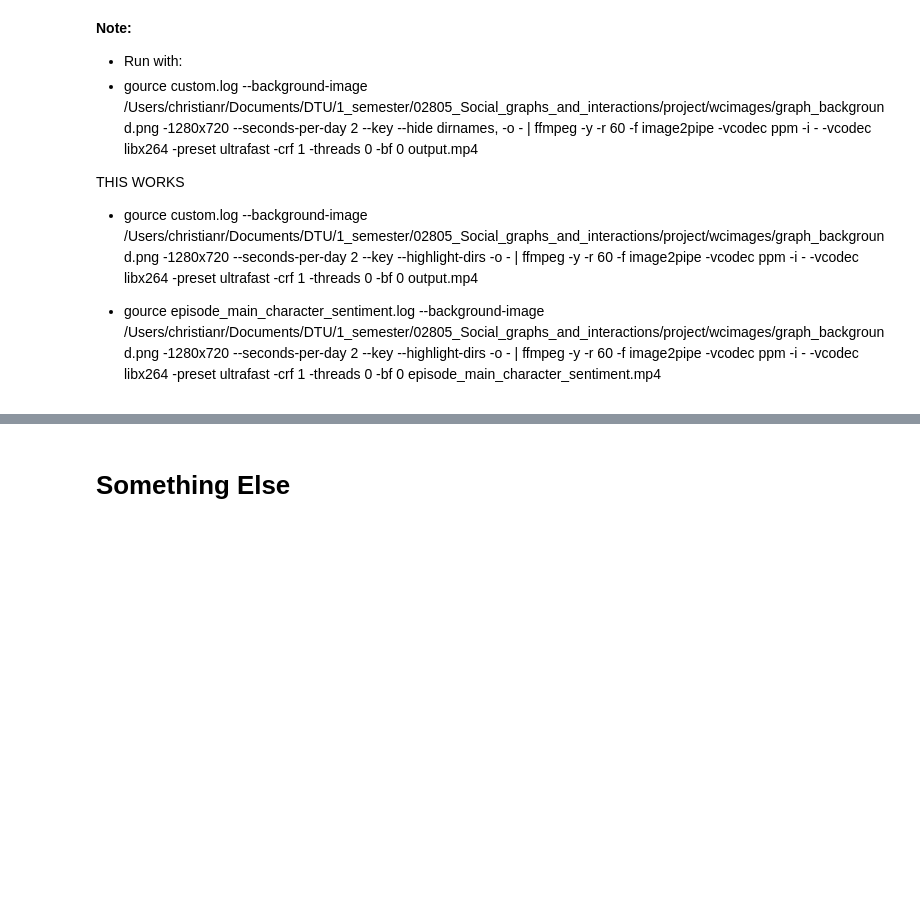
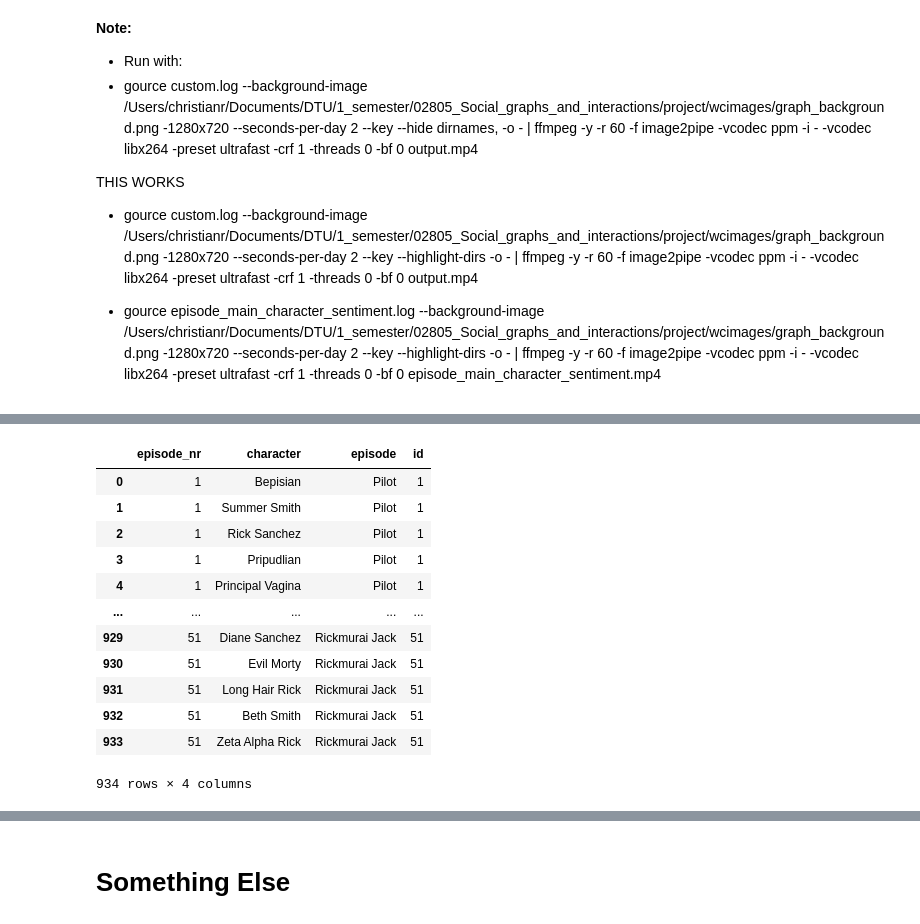
Before and after one commit to ChristianRoesselDTU/02805_social_graphs, a Jupyter notebook: gource_notebook.ipynb, the cells around one changed output, grey strips where cells are left out. Saved outputs shown, nothing was run; the diff lists cells and outputs as text; code cells hidden in the pictures; blank space fills up the shorter version.

Commit message:
jerry added

```diff
--- a/gource_notebook.ipynb
+++ b/gource_notebook.ipynb
@@ -692,0 +633,24 @@ with open('episode_character_sentiment.log', 'w') as f:
+# %%
+temp_df = ps.sqldf(
+    """
+    with jerry_episodes as (
+    select
+        'Jerry' as char_name
+      ,  episode
+    from df_characters_exploded
+    where lower(name) like '%jerry%'
+    group by 1, 2
+    order by episode
+    )
+
+    select
+        episode as episode_nr
+      , name as character
+    from df_characters_exploded df_ex
+    where df_ex.episode in (select distinct episode from jerry_episodes)
+    and lower(name) not like '%jerry%'
+    group by 1, 2
+    order by 1, 2
+    """
+)
+temp_df
@@ -692,0 +671,23 @@ with open('episode_character_sentiment.log', 'w') as f:
+# %%
+res = pd.merge(
+    temp_df,
+    df_episodes[['name', 'id']],
+    how='left',
+    left_on='episode_nr',
+    right_on='id'
+).sort_values(['id'], ascending=True).reset_index(drop=True).rename(columns={'name':'episode'})
+res
+# %% [output]
+|  | episode_nr | character | episode | id |
+| 0 | 1 | Bepisian | Pilot | 1 |
+| 1 | 1 | Summer Smith | Pilot | 1 |
+| 2 | 1 | Rick Sanchez | Pilot | 1 |
+| 3 | 1 | Pripudlian | Pilot | 1 |
+| 4 | 1 | Principal Vagina | Pilot | 1 |
+| ... | ... | ... | ... | ... |
+| 929 | 51 | Diane Sanchez | Rickmurai Jack | 51 |
+| 930 | 51 | Evil Morty | Rickmurai Jack | 51 |
+| 931 | 51 | Long Hair Rick | Rickmurai Jack | 51 |
+| 932 | 51 | Beth Smith | Rickmurai Jack | 51 |
+| 933 | 51 | Zeta Alpha Rick | Rickmurai Jack | 51 |
+934 rows × 4 columns
```
Also changed, not shown: parts of 15 cells of this notebook, 3 other files.
